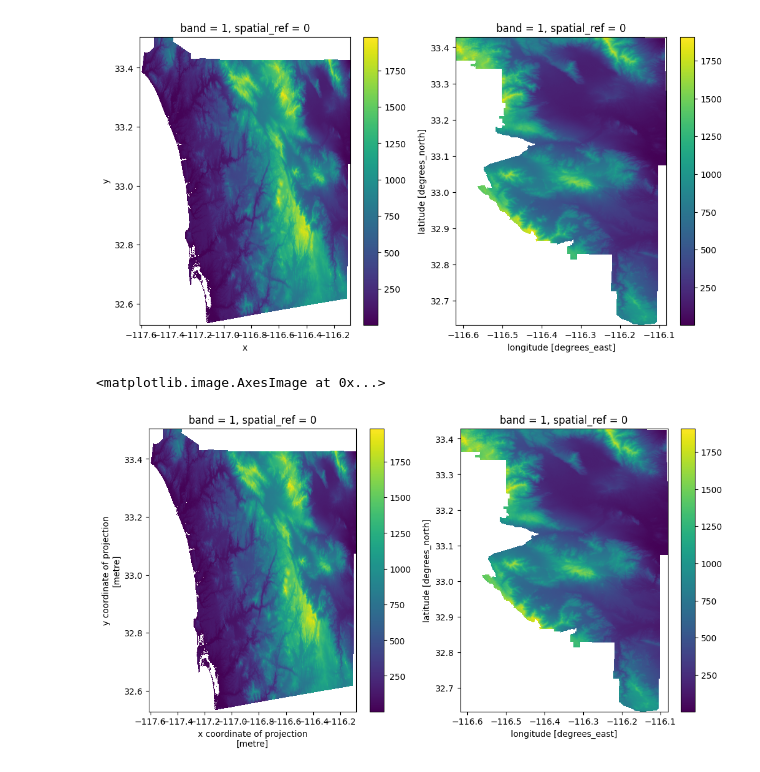
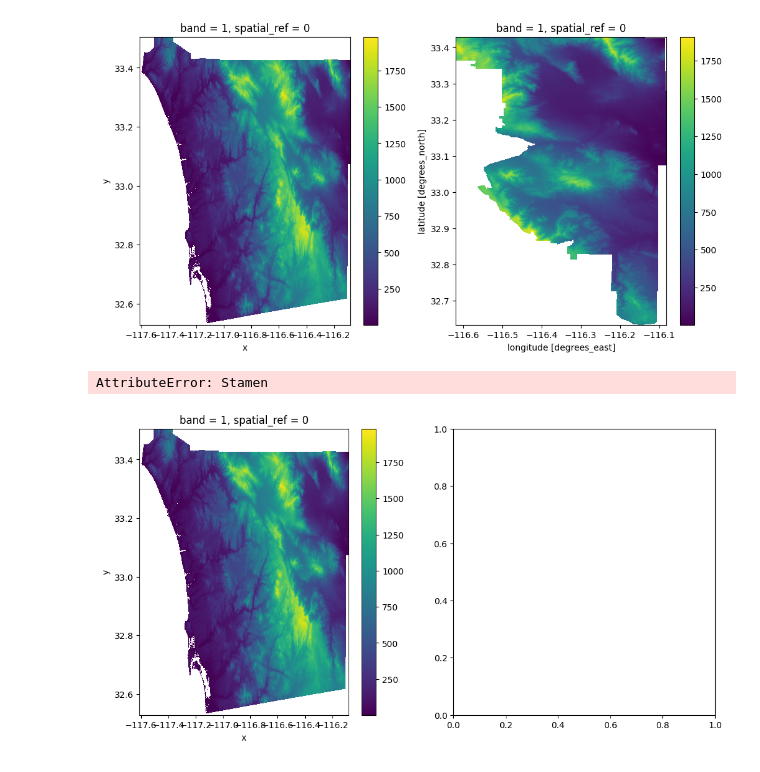
Before and after one commit to arunrajks/geospatial_analysis, a Jupyter notebook: pixels_to_polygons.ipynb, the cells around one changed output. Cells and saved outputs as stored; diff of their text form; code cells hidden in the pictures.

```diff
--- a/pixels_to_polygons.ipynb
+++ b/pixels_to_polygons.ipynb
@@ -81,16 +82,15 @@ dem_clip.where(dem_clip > 0).plot.imshow(ax=axs[1])
 # %%
 import matplotlib.pyplot as plt
 from shapely.geometry import mapping
 fig, axs = plt.subplots(1, 2, figsize=(12, 6))
 dem0 = dem.where(dem > 0)
 
-# dem0.rio.clip(largest_tract0.geometry.apply(
-#     mapping), sand_area.crs).plot(ax=axs[0])
-# sand_area.plot(ax=axs[0])
 
-
-dem1.where(dem1 > 0).rio.reproject(sand_area.crs).plot.imshow(ax=axs[0],)
+dem.where(dem > 0).plot.imshow(ax=axs[0],)
+cx.add_basemap(
+    axs[0], crs=sand_area.crs, source=cx.providers.Stamen.Terrain
+)
 dem_clip.where(dem_clip > 0).plot.imshow(ax=axs[1])
 # %% [output]
-<matplotlib.image.AxesImage at 0x...>
+AttributeError: Stamen
-[figure, old version]
+[figure, new version]
```
Also changed, not shown: parts of 3 cells of this notebook.
